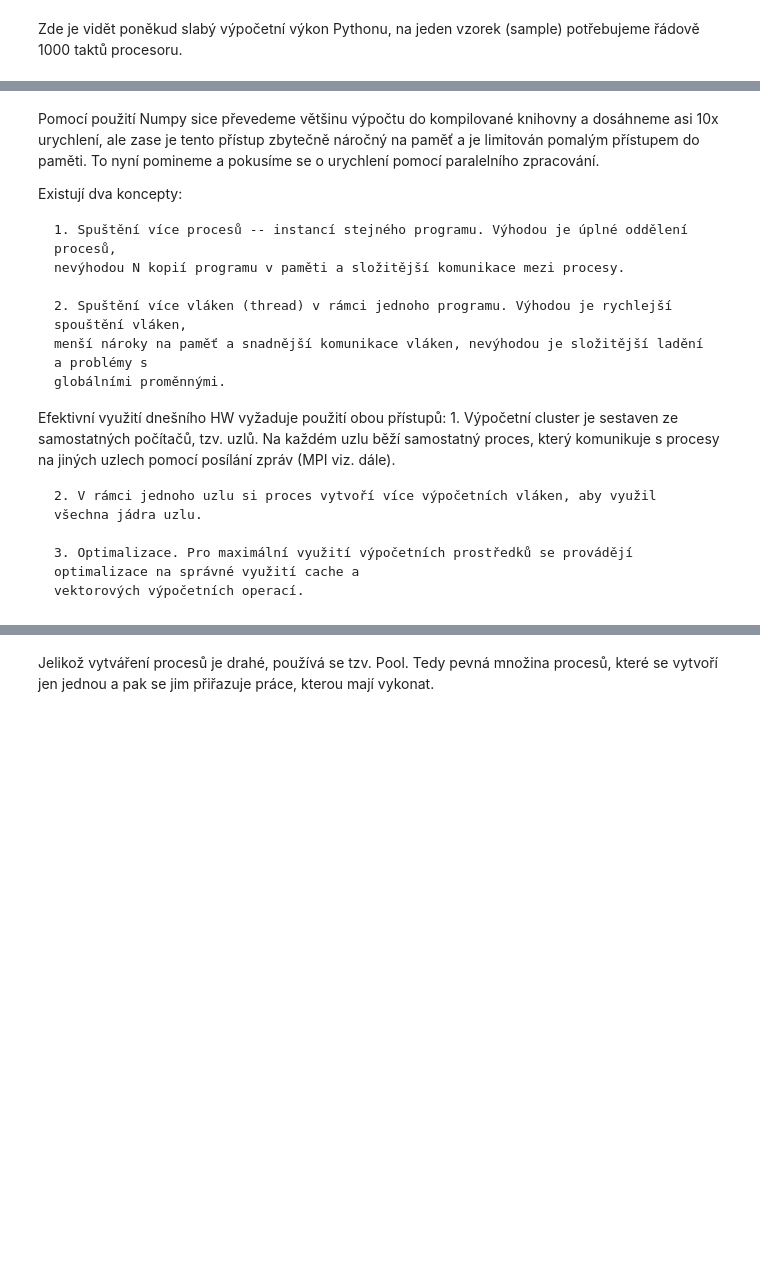
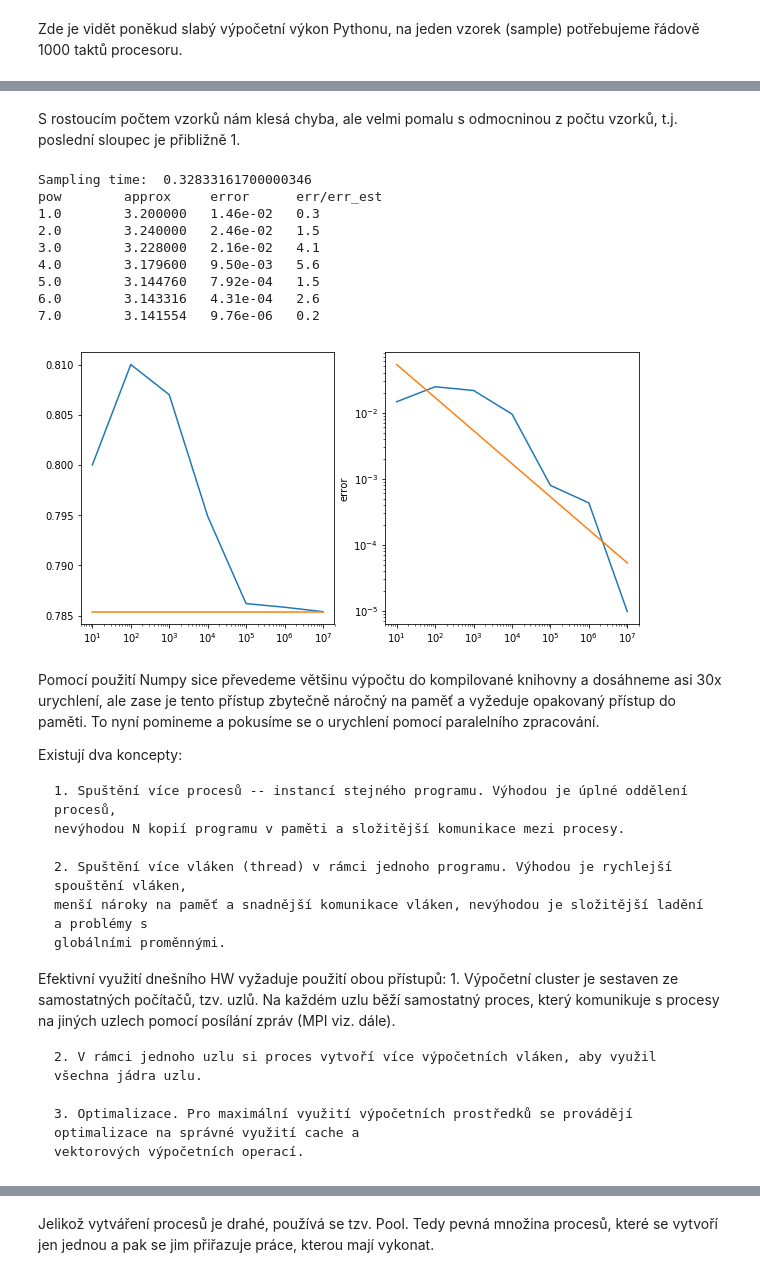
Before and after one commit to jbrezmorf/PAV_course, a Jupyter notebook: Lecture_07_parallel_computing.ipynb, the cells around one changed output, grey strips where cells are left out. Saved outputs shown, nothing was run; the diff lists cells and outputs as text; code cells hidden in the pictures; blank space fills up the shorter version.

```diff
--- a/Lecture_07_parallel_computing.ipynb
+++ b/Lecture_07_parallel_computing.ipynb
@@ -77,6 +118,55 @@ Sampling time:  1.368625033996068
+# %% [markdown]
+S rostoucím počtem vzorků nám klesá chyba, ale velmi pomalu s odmocninou z počtu vzorků, t.j. poslední sloupec je přibližně 1.
+# %%
+block_size = 8*1024*1024
+
+class McSamplesNP(McSamples):
+
+    def samples_block(self, n):
+        XY = np.random.rand(n, 2)
+        return np.sum( np.sum(XY**2, axis = -1) < 1.0 )
+
+    def add_samples(self, n_total_samples):
+        """
+        Generate more samples to have 'n_total_samples' in total.
+        """
+
+        n = self.n_samples[-1]
+        n_in = self.n_in_disk[-1]
+
+        while n < n_total_samples:
+            n_to_add = min(block_size, n_total_samples - n)
+            n_in  += self.samples_block(n_to_add)
+            n += n_to_add
+
+        self.n_samples.append(n_total_samples)
+        self.n_in_disk.append(n_in)
+
+powers = [1, 2, 3, 4, 5, 6, 7]
+sample_sizes = [10**i for i in powers]
+
+mc = McSamplesNP()
+begin = timer()
+mc.all_samples(sample_sizes)
+end = timer()
+print("Sampling time: ", end - begin)
+
+mc.error_table()
+mc.error_plot()
+# %% [output]
+Sampling time:  0.32833161700000346
+pow        approx     error      err/err_est
+1.0        3.200000   1.46e-02   0.3
+2.0        3.240000   2.46e-02   1.5
+3.0        3.228000   2.16e-02   4.1
+4.0        3.179600   9.50e-03   5.6
+5.0        3.144760   7.92e-04   1.5
+6.0        3.143316   4.31e-04   2.6
+7.0        3.141554   9.76e-06   0.2
+[figure, added]
 # %% [markdown]
-Pomocí použití Numpy sice převedeme většinu výpočtu do kompilované knihovny a dosáhneme asi 10x urychlení,
-ale zase je tento přístup zbytečně náročný na paměť a je limitován pomalým přístupem do paměti.
+Pomocí použití Numpy sice převedeme většinu výpočtu do kompilované knihovny a dosáhneme asi 30x urychlení,
+ale zase je tento přístup zbytečně náročný na paměť a vyžeduje opakovaný přístup do paměti.
 To nyní pomineme a pokusíme se o urychlení pomocí paralelního zpracování.
 
 Existují dva koncepty:
```
Also changed, not shown: parts of 15 cells of this notebook, 2 other files.
